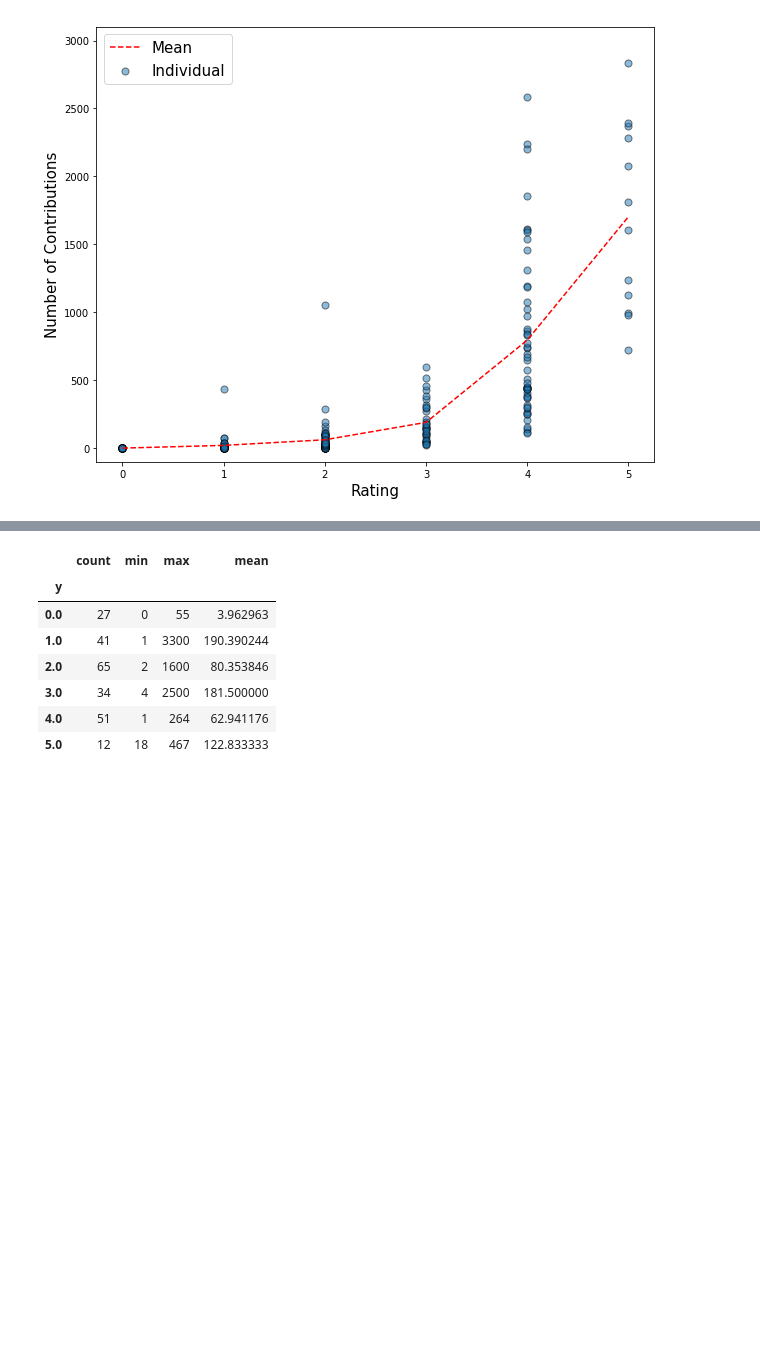
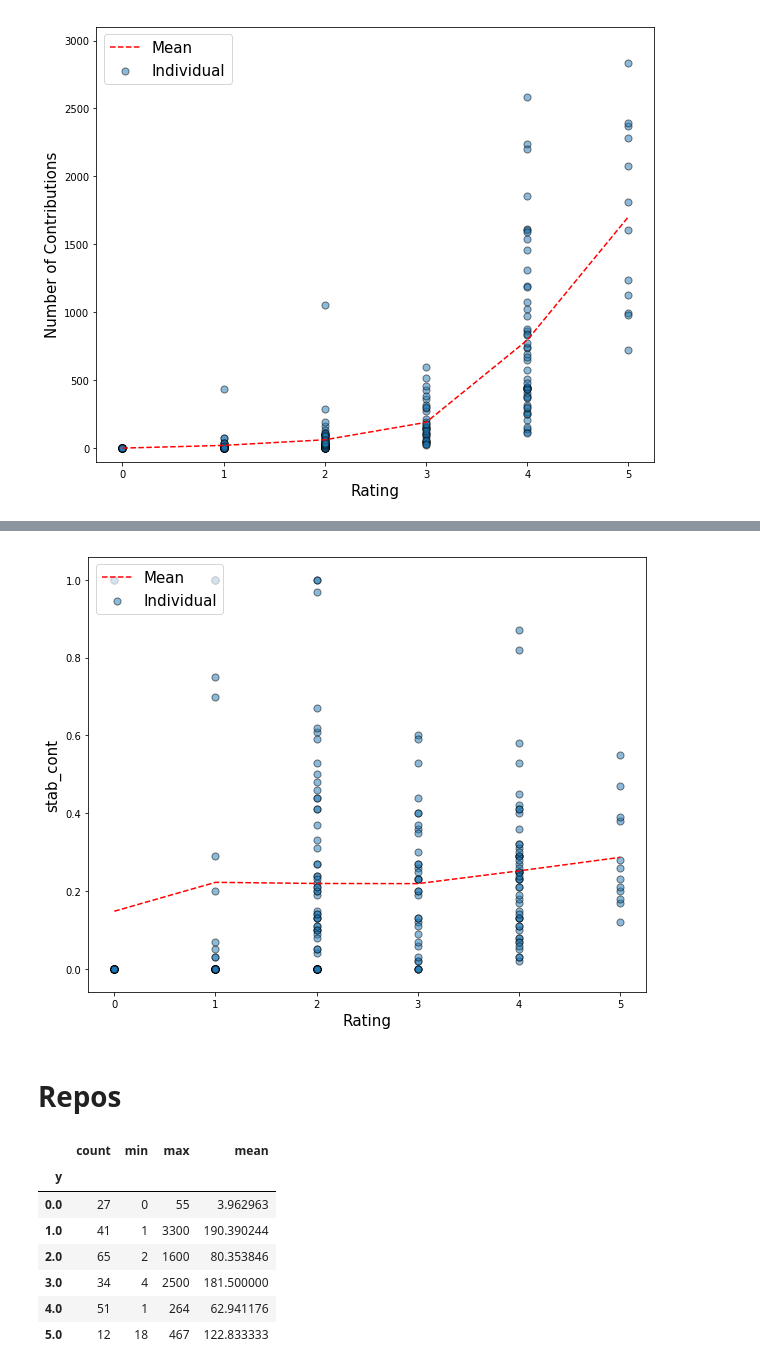
Before and after one commit to conorosully/git-rater, a Jupyter notebook: src/data_exploration.ipynb, the cells around one changed output, grey strips where cells are left out. Cells and saved outputs as stored; diff of their text form; code cells hidden in the pictures; blank space fills up the shorter version.

```diff
--- a/src/data_exploration.ipynb
+++ b/src/data_exploration.ipynb
@@ -151,0 +183,3 @@ plt.savefig('../figures/cont_rating.png',format='png')
+# %%
+cont_stats = data[data['stab_cont']!=8036][['stab_cont','y']].groupby('y').agg(['count','min','max','mean'])
+cont_stats['stab_cont']
@@ -152,3 +195,19 @@ plt.savefig('../figures/cont_rating.png',format='png')
+# %%
+plt.subplots(nrows=1, ncols=1,figsize=(10,8))
+
+plt.scatter(data['y'],data['stab_cont'],s=50,alpha=0.5,edgecolors='#000000',label = 'Individual')
+
+plt.plot(cont_stats['stab_cont']['mean'],'r--',label='Mean')
+plt.ylabel("stab_cont",size=15)
+plt.xlabel('Rating',size=15)
+plt.legend(loc= 2,prop={'size': 15})
+
+
+plt.savefig('../figures/stab_cont_rating.png',format='png')
+# %% [output]
+[figure, added]
+# %% [markdown]
+# Repos
 # %%
 repos_stats = data[['repos','y']].groupby('y').agg(['count','min','max','mean'])
 repos_stats['repos']
```
Also changed, not shown: parts of 35 cells of this notebook, 1 other file.
